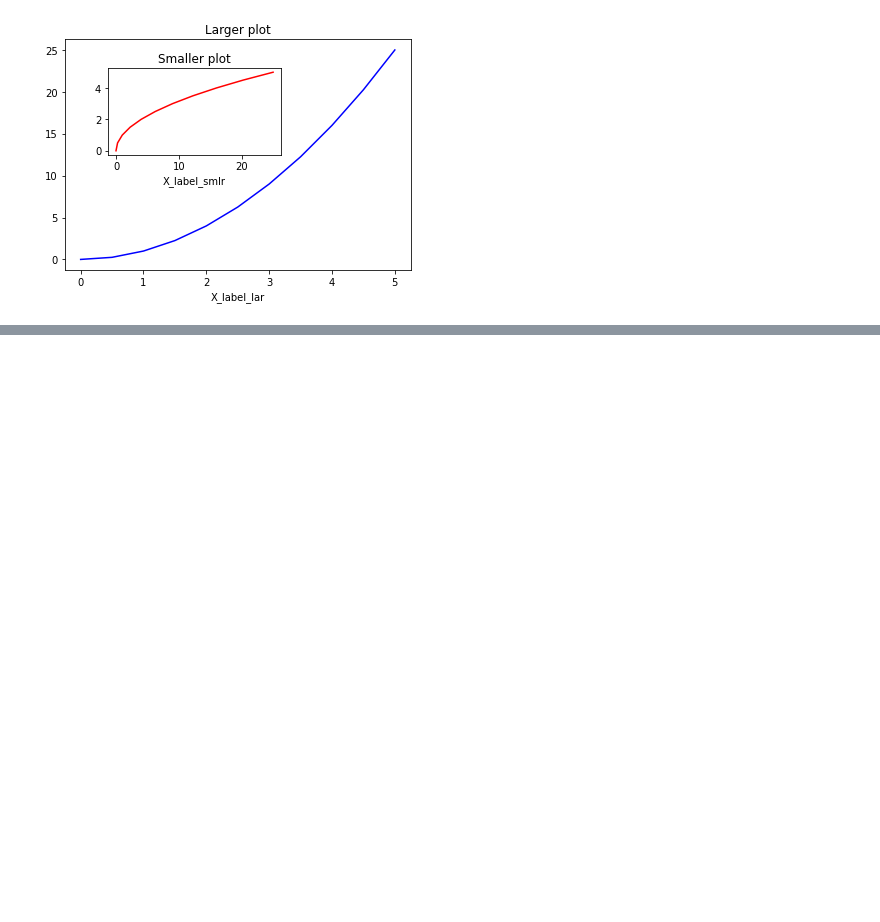
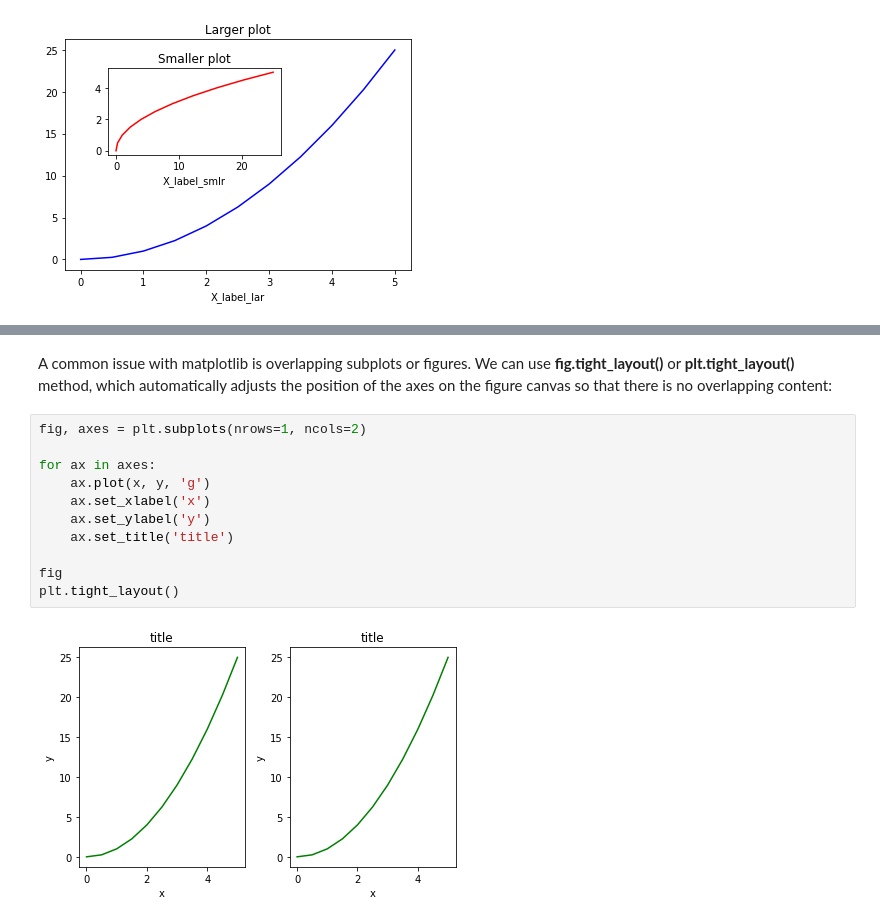
Before and after one commit to arpitbaheti2002/Data-Science-tutorials-Udemy, a Jupyter notebook: 05_Data-visualization-Matplotlib/01_Matplotlib-concepts.ipynb, the cells around one changed output, grey strips where cells are left out. Drawn from its saved outputs; the diff is of its cells as text; blank space fills up the shorter version.

Commit message:
5_Matplotlib_1_concepts_part2

```diff
--- a/05_Data-visualization-Matplotlib/01_Matplotlib-concepts.ipynb
+++ b/05_Data-visualization-Matplotlib/01_Matplotlib-concepts.ipynb
@@ -109,0 +149,15 @@ Text(0.5, 1.0, 'Smaller plot')
+# %% [markdown]
+A common issue with matplotlib is overlapping subplots or figures. We can use **fig.tight_layout()** or **plt.tight_layout()** method, which automatically adjusts the position of the axes on the figure canvas so that there is no overlapping content:
+# %%
+fig, axes = plt.subplots(nrows=1, ncols=2)
+
+for ax in axes:
+    ax.plot(x, y, 'g')
+    ax.set_xlabel('x')
+    ax.set_ylabel('y')
+    ax.set_title('title')
+
+fig
+plt.tight_layout()
+# %% [output]
+[figure, added]
```
Also changed, not shown: parts of 19 cells of this notebook, 2 other files.
